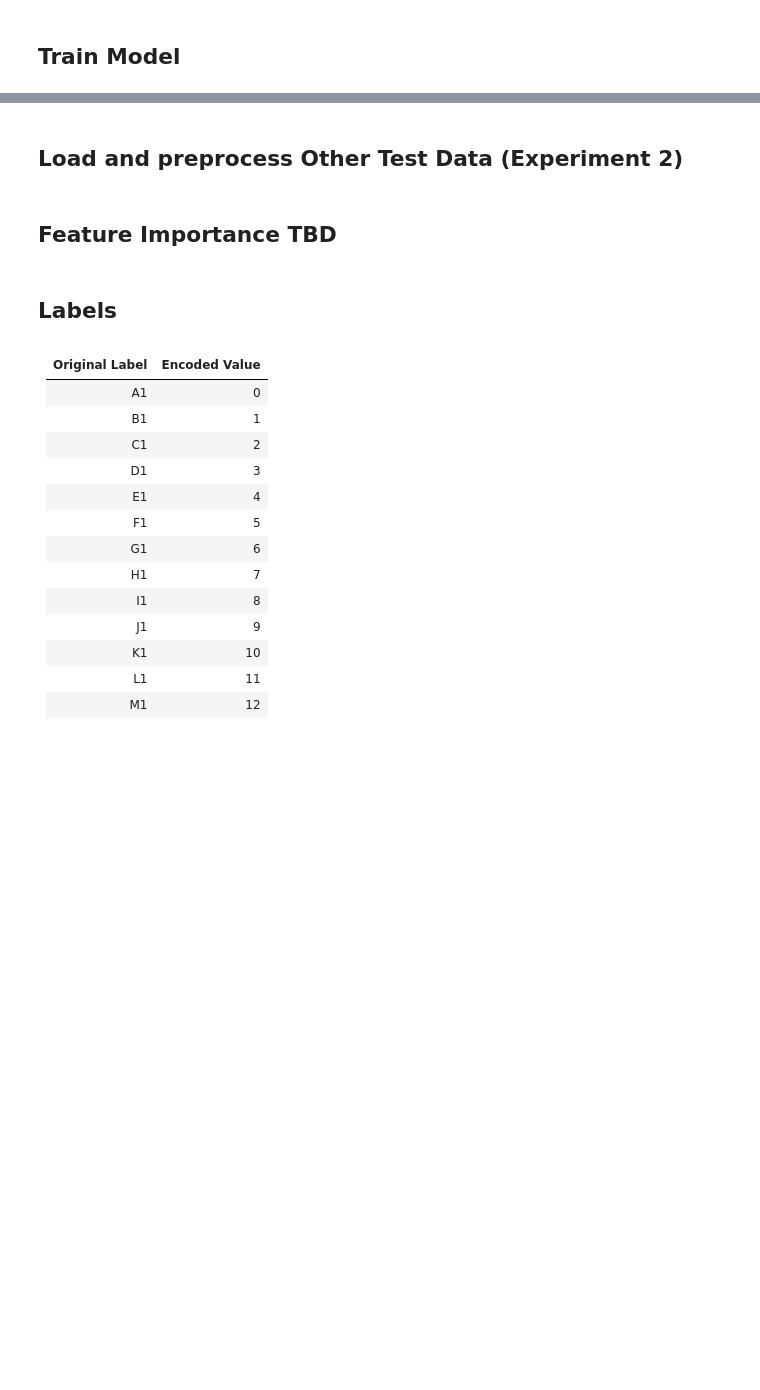
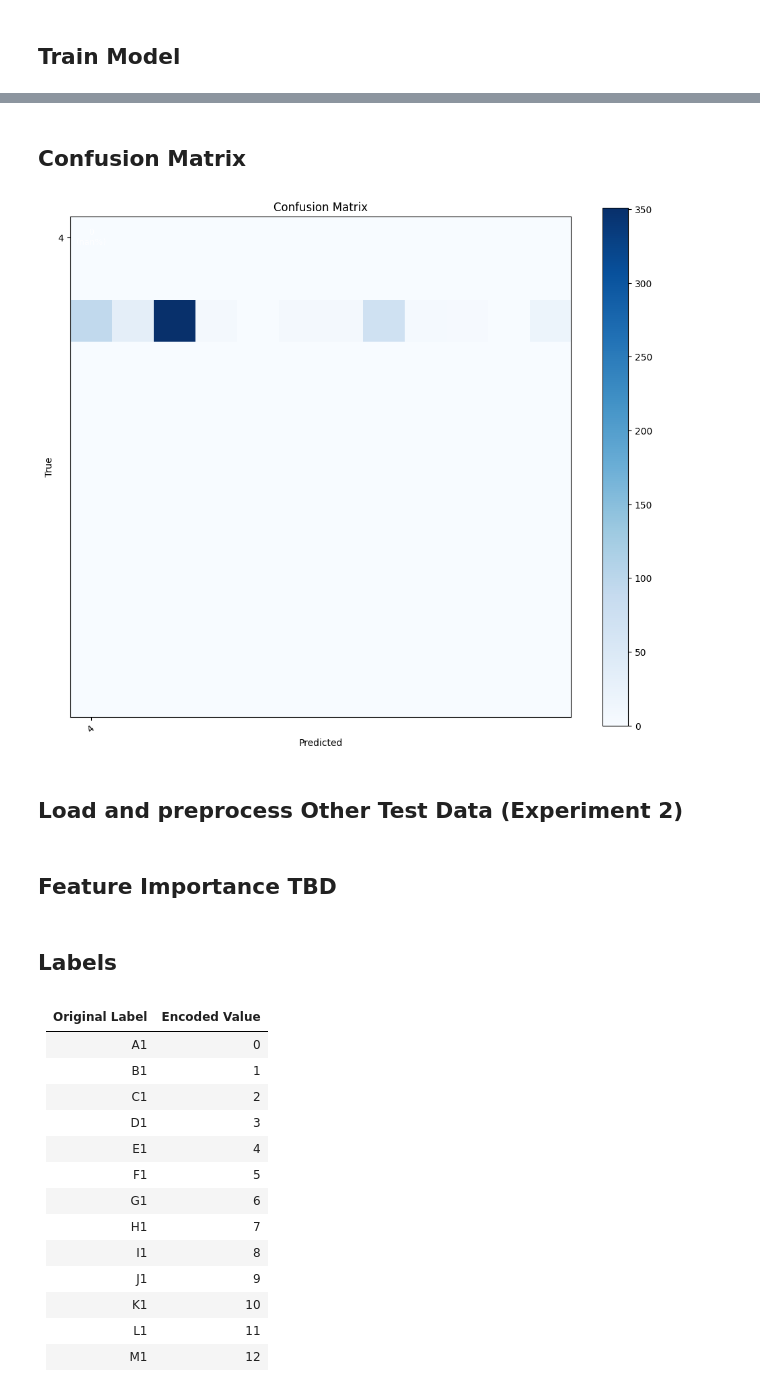
Before and after one commit to danimp94/PLASTICS-THz, a Jupyter notebook: src/scripts/notebook/Freq_Optimizacion_other_models.ipynb, the cells around one changed output, grey strips where cells are left out. Saved outputs shown, nothing was run; the diff lists cells and outputs as text; code cells hidden in the pictures; blank space fills up the shorter version.

```diff
--- a/src/scripts/notebook/Freq_Optimizacion_other_models.ipynb
+++ b/src/scripts/notebook/Freq_Optimizacion_other_models.ipynb
@@ -145,9 +97,7 @@ def freq_as_variable(df, data_percentage):
         df = df.drop(columns=['Thickness (mm)'])
 
     # 1s window_size 100/27s = 3.7% of the data is used for each window
-    df_window = calculate_averages_and_dispersion(df, data_percentage = 3.7)
-
-    print(df_window)
+    df_window = calculate_averages_and_dispersion(df, data_percentage)
 
     # Add a unique identifier column to avoid duplicate entries in the index
     df_window['unique_id'] = df_window.groupby(['Sample', 'Frequency (GHz)']).cumcount()
@@ -232,0 +245,19 @@ X_train, X_test, y_train, y_test = train_test_split(X, y, test_size=0.15, random
+# %%
+input_path = 'C:/Users/Danim/Documents/GitHub/PIC-PAPER-01/data/experiment_2_plastics/processed/test/'
+df_new_sample = load_data_from_directory(input_path)
+df_new_sample = pd.concat([df_new_sample[['Frequency (GHz)', 'LG (mV)', 'HG (mV)']], df_new_sample[['Sample']]], axis=1)
+
+# Add .0 on every Frequency column value to match the format of the training data
+df_new_sample['Frequency (GHz)'] = df_new_sample['Frequency (GHz)'].astype(str) + '.0'
+print('X_new_sample:', df_new_sample)
+
+df_new_sample = freq_as_variable(df_new_sample, data_percentage=0.22) # 0.22
+
+X_new_sample = df_new_sample.drop(columns=['Sample'])
+y_new_sample = df_new_sample['Sample']
+
+if y_new_sample.dtype == 'object':
+    y_new_sample = le.transform(y_new_sample)
+
+print('X_new_sample:', X_new_sample)
+print('y_new_sample:', y_new_sample)
@@ -307,3 +368,26 @@ Accuracy: 1.0
+# %% [markdown]
+## Confusion Matrix
+# %%
+# Confusion matrix with matplotlib
+conf_matrix = confusion_matrix(y_test, y_pred)
+plt.figure(figsize=(12, 10))
+plt.imshow(conf_matrix, cmap='Blues')
+plt.title('Confusion Matrix')
+plt.colorbar()
+plt.xticks(np.arange(len(np.unique(y_test_original))), np.unique(y_test_original), rotation=45)
+plt.yticks(np.arange(len(np.unique(y_test_original))), np.unique(y_test_original))
+plt.ylabel('True')
+plt.xlabel('Predicted')
+for i in range(len(np.unique(y_test))):
+    for j in range(len(np.unique(y_test))):
+        plt.text(j, i, f'{conf_matrix[i, j]}\n({conf_matrix[i, j] / np.sum(conf_matrix, axis=1)[i] * 100:.1f}%)',
+                horizontalalignment="center",
+                verticalalignment="center",
+                fontsize=9,
+                ha='center', va='center', color='white')
+plt.show()
+# %% [output]
+[figure, added]
 # %% [markdown]
 ## Load and preprocess Other Test Data (Experiment 2)
 # %%
```
Also changed, not shown: parts of 20 cells of this notebook.
